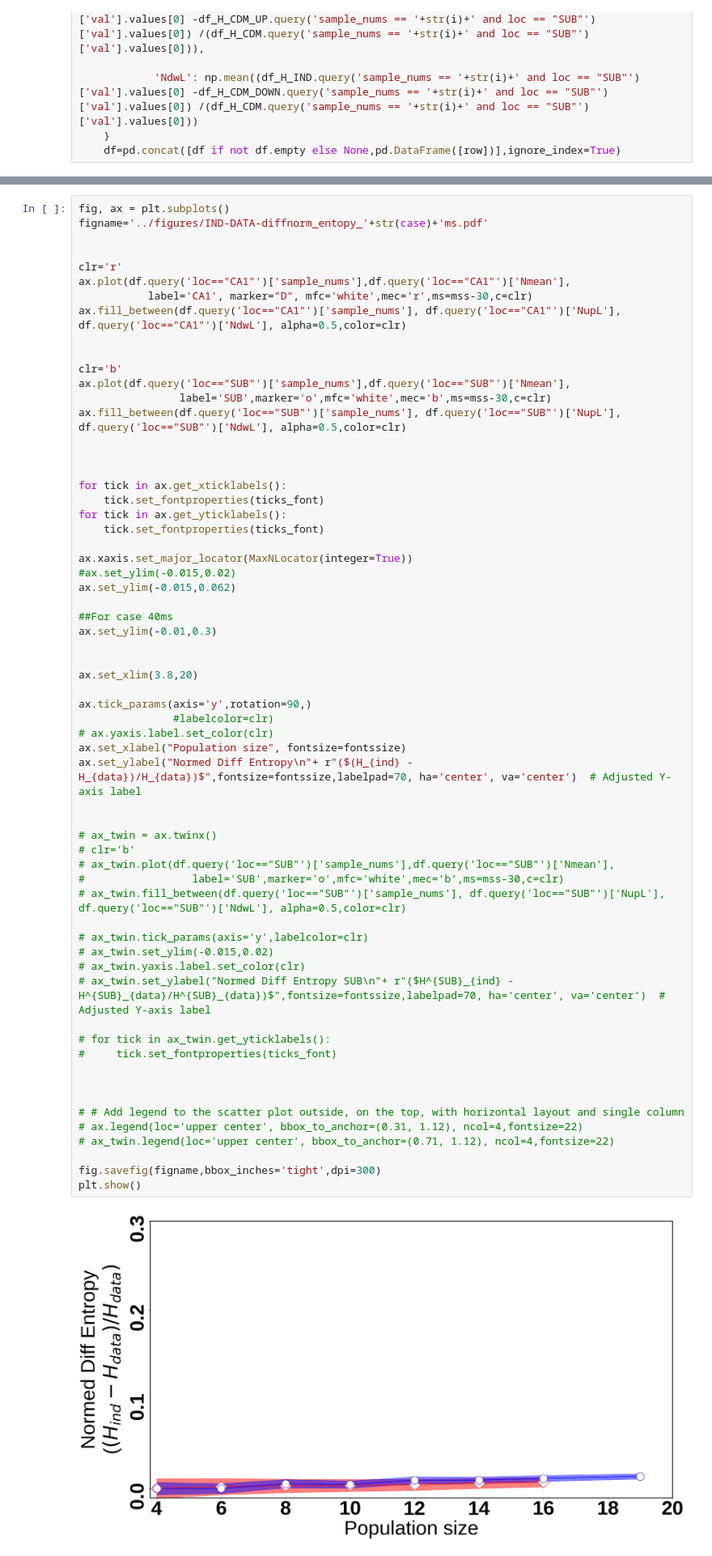
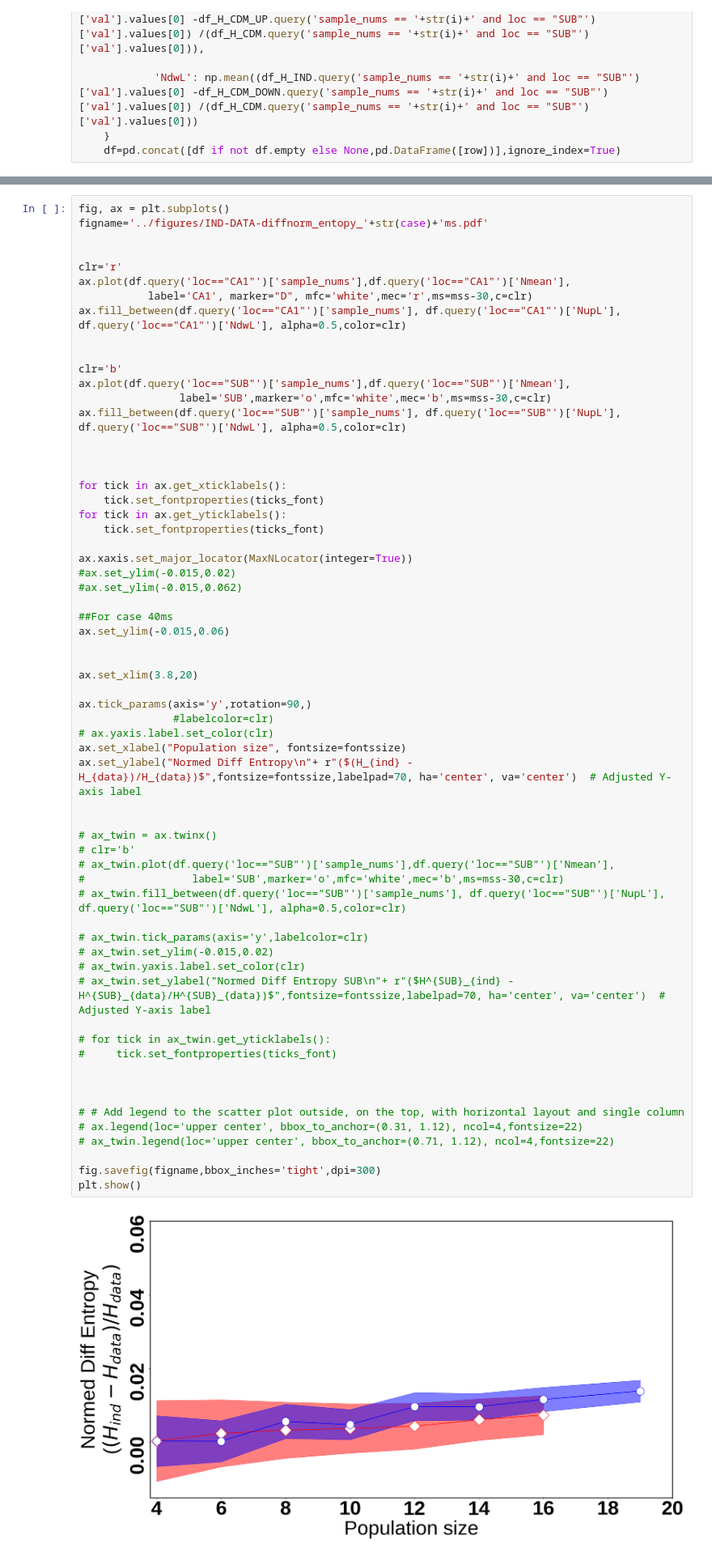
Before and after one commit to amisapta15/ResolutionRelevance, a Jupyter notebook: src/Fig_test_model_data.ipynb, the cells around one changed output, grey strips where cells are left out. Shown at 81% size. Cells and saved outputs as stored; diff of their text form.

Commit message:
updated limits of model figures

```diff
--- a/src/Fig_test_model_data.ipynb
+++ b/src/Fig_test_model_data.ipynb
@@ -268,10 +268,10 @@ for tick in ax.get_yticklabels():
 
 ax.xaxis.set_major_locator(MaxNLocator(integer=True))
 #ax.set_ylim(-0.015,0.02)
-ax.set_ylim(-0.015,0.062)
+#ax.set_ylim(-0.015,0.062)
 
 ##For case 40ms
-ax.set_ylim(-0.01,0.3)
+ax.set_ylim(-0.015,0.06)
 
 
 ax.set_xlim(3.8,20)
@@ -279,34 +279,34 @@ ax.set_xlim(3.8,20)
 ax.tick_params(axis='y',rotation=90,)
                #labelcolor=clr)
 # ax.yaxis.label.set_color(clr)
 ax.set_xlabel("Population size", fontsize=fontssize)
 ax.set_ylabel("Normed Diff Entropy\n"+ r"($(H_{ind} - H_{data})/H_{data})$",fontsize=fontssize,labelpad=70, ha='center', va='center')  # Adjusted Y-axis label
 
 
 # ax_twin = ax.twinx()
 # clr='b'
 # ax_twin.plot(df.query('loc=="SUB"')['sample_nums'],df.query('loc=="SUB"')['Nmean'],
 #                 label='SUB',marker='o',mfc='white',mec='b',ms=mss-30,c=clr)
 # ax_twin.fill_between(df.query('loc=="SUB"')['sample_nums'], df.query('loc=="SUB"')['NupL'], df.query('loc=="SUB"')['NdwL'], alpha=0.5,color=clr)
 
 # ax_twin.tick_params(axis='y',labelcolor=clr)
 # ax_twin.set_ylim(-0.015,0.02)
 # ax_twin.yaxis.label.set_color(clr)
 # ax_twin.set_ylabel("Normed Diff Entropy SUB\n"+ r"($H^{SUB}_{ind} - H^{SUB}_{data}/H^{SUB}_{data})$",fontsize=fontssize,labelpad=70, ha='center', va='center')  # Adjusted Y-axis label
 
 # for tick in ax_twin.get_yticklabels():
 #     tick.set_fontproperties(ticks_font)
 
 
 
 # # Add legend to the scatter plot outside, on the top, with horizontal layout and single column
 # ax.legend(loc='upper center', bbox_to_anchor=(0.31, 1.12), ncol=4,fontsize=22)
 # ax_twin.legend(loc='upper center', bbox_to_anchor=(0.71, 1.12), ncol=4,fontsize=22)
 
 fig.savefig(figname,bbox_inches='tight',dpi=300)
 plt.show()
 # %% [output]
-[figure, old version]
+[figure, new version]
 # %% [markdown]
 ## Pair
 # %%
```
Also changed, not shown: parts of 1 cell of this notebook, 12 other files.
